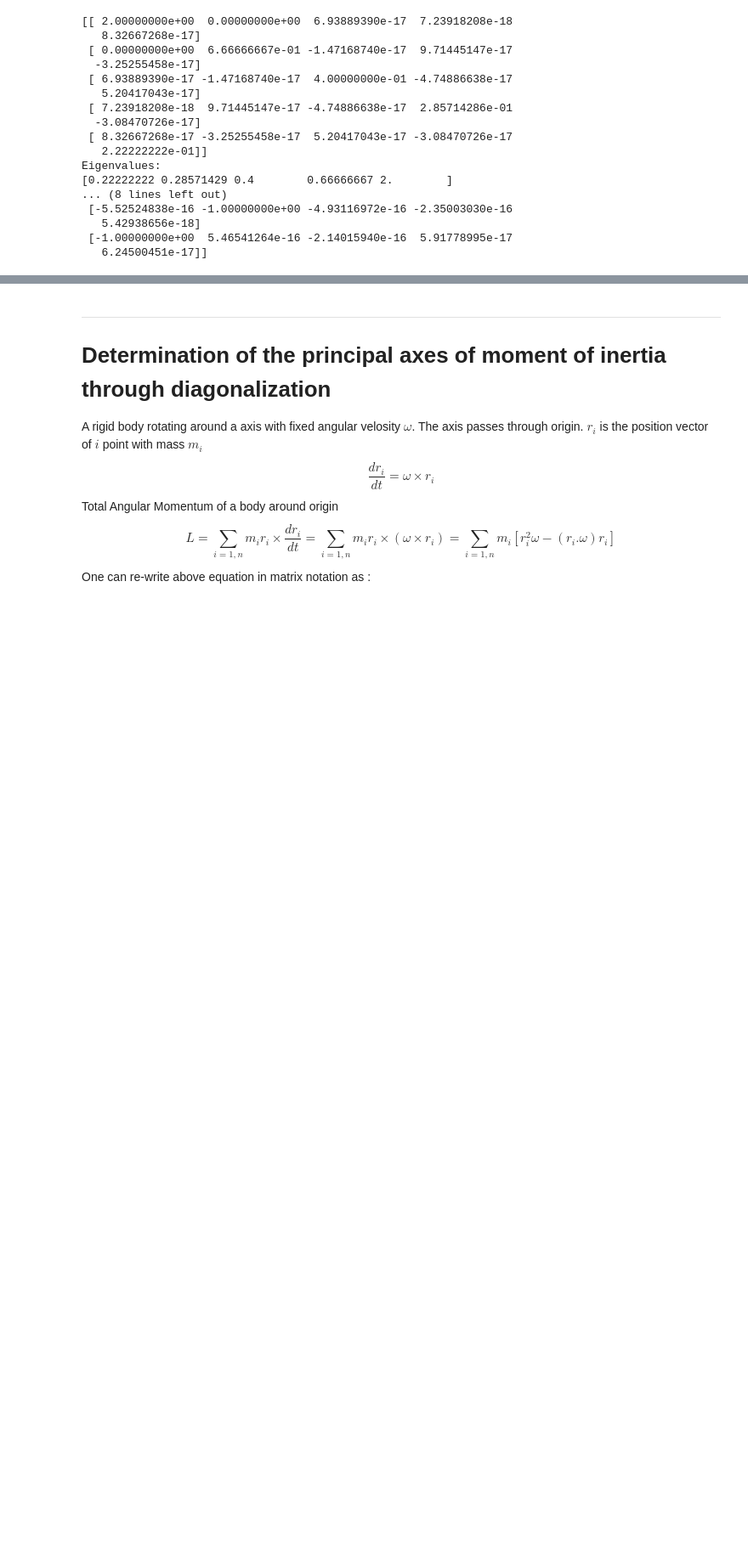
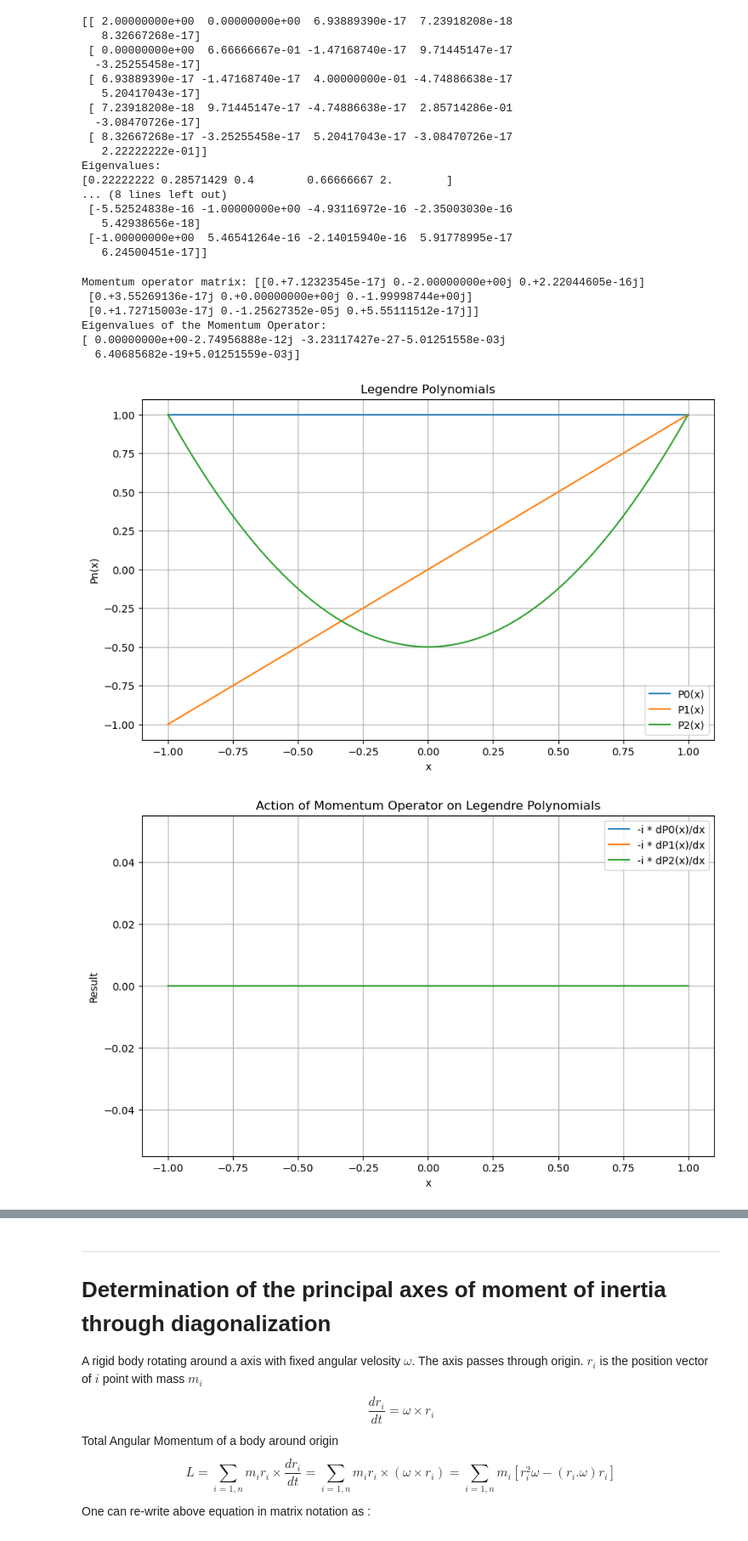
Before and after one commit to navgaur/AMP1, a Jupyter notebook: Linear Trans 1.ipynb, the cells around one changed output, grey strips where cells are left out. Shown at 85% size. Cells and saved outputs as stored; diff of their text form; code cells hidden in the pictures; blank space fills up the shorter version.

```diff
--- a/Linear Trans 1.ipynb
+++ b/Linear Trans 1.ipynb
@@ -468,3 +468,74 @@ Eigenvalues:
    5.42938656e-18]
  [-1.00000000e+00  5.46541264e-16 -2.14015940e-16  5.91778995e-17
    6.24500451e-17]]
+# %%
+import numpy as np
+import matplotlib.pyplot as plt
+from scipy.special import legendre
+from scipy.linalg import eig
+
+# Define the range for plotting Legendre polynomials
+x = np.linspace(-1, 1, 400)
+
+# Number of Legendre polynomials to compute
+n_polynomials = 3
+
+# Initialize an array to store Legendre polynomials
+legendre_polynomials = []
+
+# Compute and store Legendre polynomials
+for n in range(n_polynomials):
+    legendre_polynomial = legendre(n)
+    legendre_polynomials.append(legendre_polynomial(x))
+
+# Plot Legendre polynomials
+plt.figure(figsize=(10, 6))
+for n in range(n_polynomials):
+    plt.plot(x, legendre_polynomials[n], label=f'P{n}(x)')
+
+plt.title('Legendre Polynomials')
+plt.xlabel('x')
+plt.ylabel('Pn(x)')
+plt.legend()
+plt.grid(True)
+
+# Calculate the action of the momentum operator on Legendre polynomials
+momentum_operator_action = []
+for n in range(n_polynomials):
+    derivative = -1j * np.gradient(legendre_polynomials[n], x)
+    momentum_operator_action.append(derivative)
+
+# Plot the result of the momentum operator action
+plt.figure(figsize=(10, 6))
+for n in range(n_polynomials):
+    plt.plot(x, np.real(momentum_operator_action[n]), label=f'-i * dP{n}(x)/dx')
+
+plt.title('Action of Momentum Operator on Legendre Polynomials')
+plt.xlabel('x')
+plt.ylabel('Result')
+plt.legend()
+plt.grid(True)
+
+# Calculate and display some eigenvalues of the momentum operator
+momentum_operator_matrix = np.zeros((n_polynomials, n_polynomials), dtype=complex)
+for n in range(n_polynomials):
+    for m in range(n_polynomials):
+        # Calculate the integral of the product
+        integral_result = np.trapz(np.conj(legendre_polynomials[n]) * momentum_operator_action[m], x)
+        momentum_operator_matrix[n, m] = integral_result
+
+print("Momentum operator matrix:", momentum_operator_matrix)
+eigenvalues = eig(momentum_operator_matrix)[0]
+print("Eigenvalues of the Momentum Operator:")
+print(eigenvalues)
+
+plt.show()
+# %% [output]
+Momentum operator matrix: [[0.+7.12323545e-17j 0.-2.00000000e+00j 0.+2.22044605e-16j]
+ [0.+3.55269136e-17j 0.+0.00000000e+00j 0.-1.99998744e+00j]
+ [0.+1.72715003e-17j 0.-1.25627352e-05j 0.+5.55111512e-17j]]
+Eigenvalues of the Momentum Operator:
+[ 0.00000000e+00-2.74956888e-12j -3.23117427e-27-5.01251558e-03j
+  6.40685682e-19+5.01251559e-03j]
+[figure, added]
+[figure, added]
```
Also changed, not shown: parts of 1 cell of this notebook.
